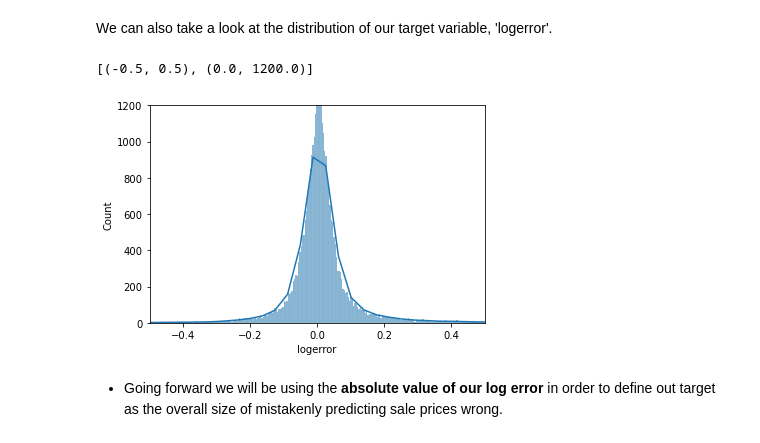
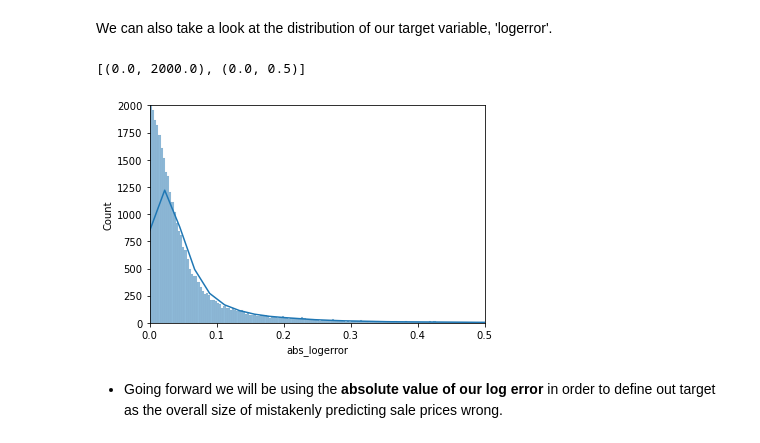
Before and after one commit to jnolf/codeup-clustering-project, a Jupyter notebook: Final_Clustering_Report.ipynb, the cells around one changed output. Cells and saved outputs as stored; diff of their text form; code cells hidden in the pictures.

```diff
--- a/Final_Clustering_Report.ipynb
+++ b/Final_Clustering_Report.ipynb
@@ -154,12 +156,12 @@ plt.tight_layout()
 We can also take a look at the distribution of our target variable, 'logerror'.
 # %%
 # Create histogram showning the distribution of log error
-ax = sns.histplot(data=train, x='logerror', kde=True)
+ax = sns.histplot(data=train, x='abs_logerror', kde=True)
 # Set x and y limits to get a closer look
-ax.set(xlim = (-.5, .5), ylim = (0, 1200))
+ax.set(ylim = (0, 2000), xlim = (0, .5))
 # %% [output]
-[(-0.5, 0.5), (0.0, 1200.0)]
+[(0.0, 2000.0), (0.0, 0.5)]
-[figure, old version]
+[figure, new version]
 # %% [markdown]
 - Going forward we will be using the **absolute value of our log error** in order to define out target as the overall size of mistakenly predicting sale prices wrong.
 # %% [markdown]
```
Also changed, not shown: parts of 8 cells of this notebook.
